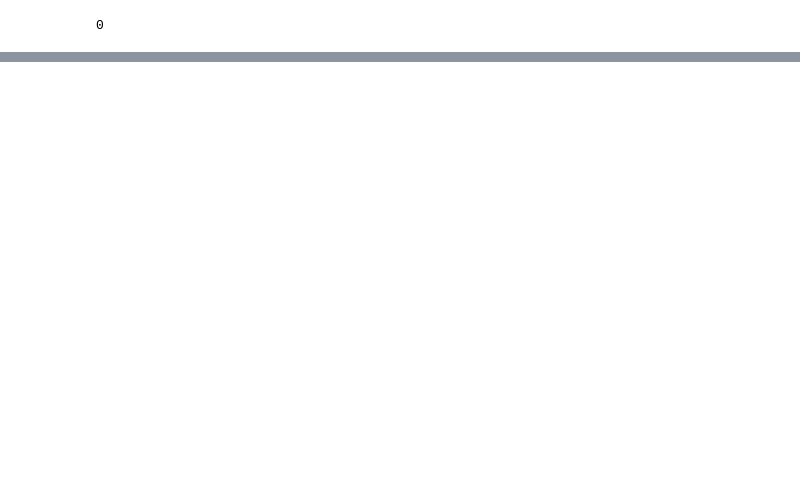
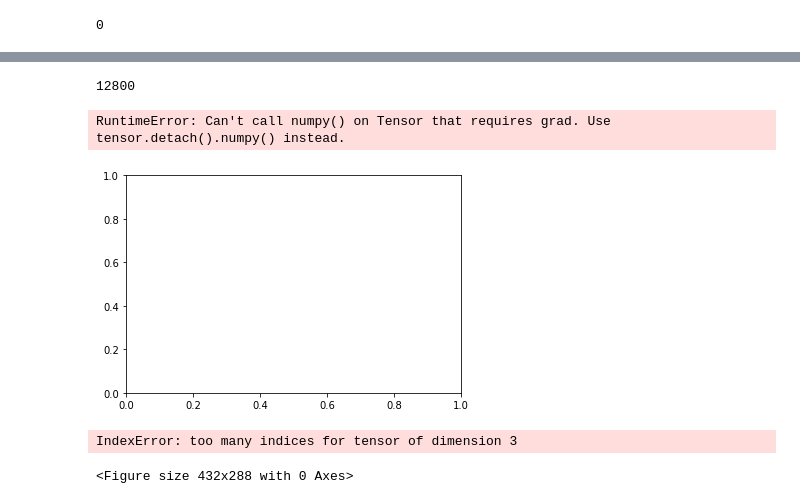
Before and after one commit to mariakesa/pytorch-dqn, a Jupyter notebook: run_net.ipynb, the cells around one changed output, grey strips where cells are left out. Drawn from its saved outputs; the diff is of its cells as text; code cells hidden in the pictures; blank space fills up the shorter version.

```diff
--- a/run_net.ipynb
+++ b/run_net.ipynb
@@ -25,7 +23,7 @@ def test(q_func,DEVICE,NUM_TEST,env,save=False):
     print("[TESTING]")
     total_reward = 0
     unclipped_reward = 0
-
+    im_arr=[]
     for i in range(NUM_TEST):
         if i == 0 and save:
             frames = []
@@ -37,7 +35,7 @@ def test(q_func,DEVICE,NUM_TEST,env,save=False):
         while not done:
             if i == 0 and save:
                 frames.append(state[0,0])
-
+            im_arr.append(state[0,0].detach().numpy().flatten())
             # env.render()
             q_values = q_func(state.to(DEVICE))
             if np.random.random() > 0.01: # small epsilon-greedy, sometimes 0.05
@@ -69,7 +67,8 @@ def test(q_func,DEVICE,NUM_TEST,env,save=False):
     unclipped_reward /= NUM_TEST
     print(f"[TESTING] Total Reward: {total_reward}, Unclipped Reward: {unclipped_reward}")
 
-    return total_reward
+
+    return total_reward, q_func.recorder.data, np.array(im_arr)
 # %%
 def run_net():
 
@@ -96,9 +95,10 @@ def run_net():
     #mem = Memory(MEM_SIZE, storage_devices=STORAGE_DEVICES, target_device=DEVICE)
 
     q_func = Model(env.action_space.n).to(DEVICE)
-    q_func.load_state_dict(torch.load(weights_path,map_location='cuda:0'))
+    q_func.load_state_dict(torch.load(weights_path,map_location='cpu'))
 
     target_q_func = Model(env.action_space.n).to(DEVICE)
     target_q_func.load_state_dict(q_func.state_dict())
 
-    test(q_func,DEVICE,NUM_TEST,env)
+    _, activations,im_arr=test(q_func,DEVICE,NUM_TEST,env)
+    return activations, q_func,im_arr
@@ -109,0 +105,2 @@ run_net()
+# %%
+activations,q_func,im_arr=run_net()
@@ -109,0 +241,20 @@ run_net()
+# %%
+32*20*20
+# %% [output]
+12800
+# %%
+plt.figure()
+plt.hist(activations[0][1].flatten())
+plt.show()
+# %% [output]
+RuntimeError: Can't call numpy() on Tensor that requires grad. Use tensor.detach().numpy() instead.
+[figure, added]
+# %%
+import matplotlib.pyplot as plt
+for j in range(0,1000):
+    plt.figure()
+    plt.imshow(activations[2][j][0,2,:,:].detach().numpy())
+    plt.show()
+# %% [output]
+IndexError: too many indices for tensor of dimension 3
+<Figure size 432x288 with 0 Axes>
```
Also changed, not shown: parts of 18 cells of this notebook.
